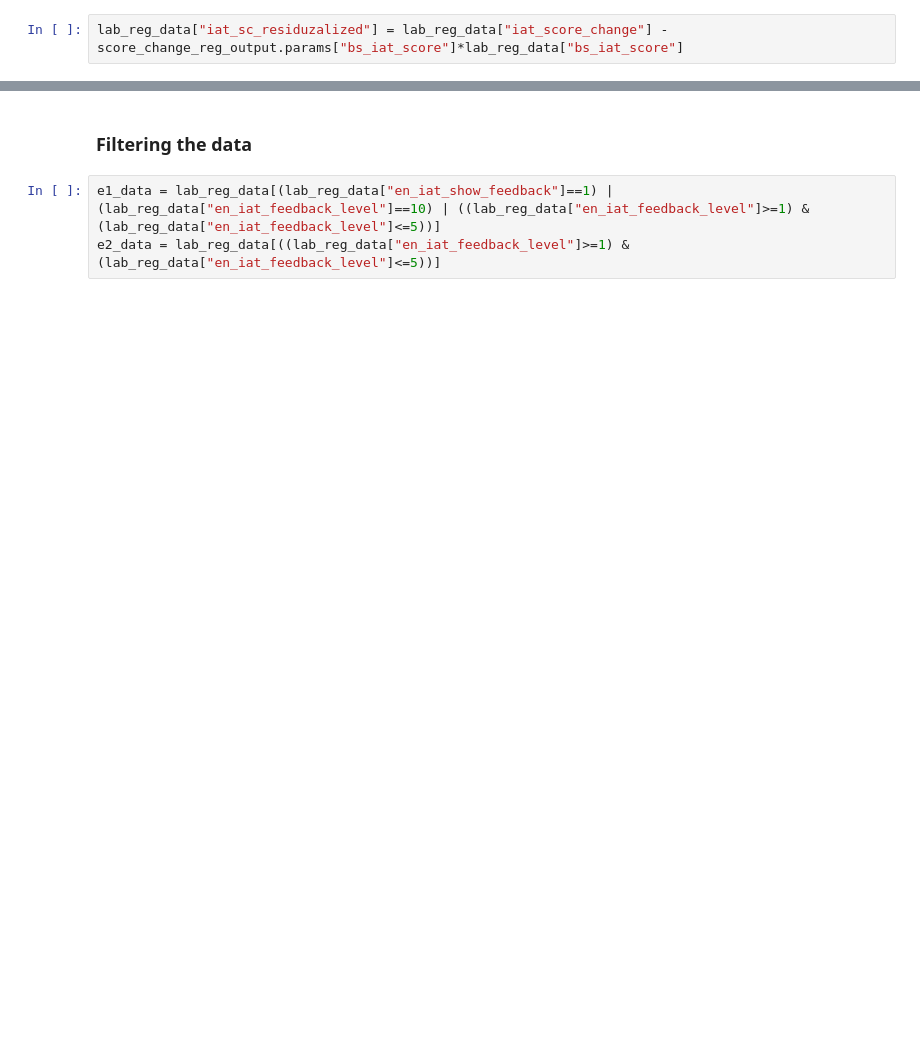
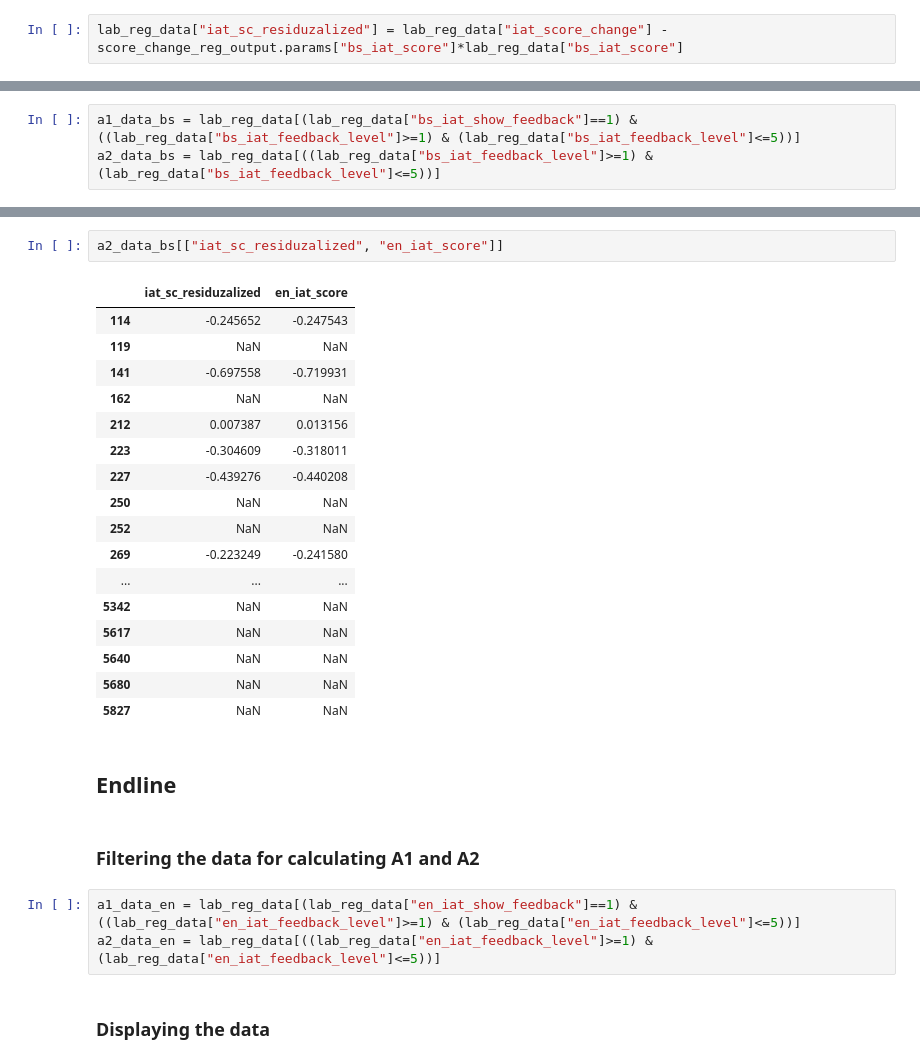
Before and after one commit to mgutierrezc/peru-amag-stats, a Jupyter notebook: Code/IAT reconstruction/iat_reconstructor_v2.ipynb, the cells around one changed output, grey strips where cells are left out. Saved outputs shown, nothing was run; the diff lists cells and outputs as text; blank space fills up the shorter version.

Commit message:
finished notebook for reconstructing effect of not seeing feedback

```diff
--- a/Code/IAT reconstruction/iat_reconstructor_v2.ipynb
+++ b/Code/IAT reconstruction/iat_reconstructor_v2.ipynb
@@ -44,0 +93,3 @@ lab_reg_data["iat_sc_residuzalized"] = lab_reg_data["iat_score_change"] - score_
+# %%
+a1_data_bs = lab_reg_data[(lab_reg_data["bs_iat_show_feedback"]==1) & ((lab_reg_data["bs_iat_feedback_level"]>=1) & (lab_reg_data["bs_iat_feedback_level"]<=5))]
+a2_data_bs = lab_reg_data[((lab_reg_data["bs_iat_feedback_level"]>=1) & (lab_reg_data["bs_iat_feedback_level"]<=5))]
@@ -45,5 +116,29 @@ lab_reg_data["iat_sc_residuzalized"] = lab_reg_data["iat_score_change"] - score_
+# %%
+a2_data_bs[["iat_sc_residuzalized", "en_iat_score"]]
+# %% [output]
+|  | iat_sc_residuzalized | en_iat_score |
+| 114 | -0.245652 | -0.247543 |
+| 119 | NaN | NaN |
+| 141 | -0.697558 | -0.719931 |
+| 162 | NaN | NaN |
+| 212 | 0.007387 | 0.013156 |
+| 223 | -0.304609 | -0.318011 |
+| 227 | -0.439276 | -0.440208 |
+| 250 | NaN | NaN |
+| 252 | NaN | NaN |
+| 269 | -0.223249 | -0.241580 |
+| ... | ... | ... |
+| 5342 | NaN | NaN |
+| 5617 | NaN | NaN |
+| 5640 | NaN | NaN |
+| 5680 | NaN | NaN |
+| 5827 | NaN | NaN |
+# %% [markdown]
+## Endline
+# %% [markdown]
+### Filtering the data for calculating A1 and A2
+# %%
+a1_data_en = lab_reg_data[(lab_reg_data["en_iat_show_feedback"]==1) & ((lab_reg_data["en_iat_feedback_level"]>=1) & (lab_reg_data["en_iat_feedback_level"]<=5))]
+a2_data_en = lab_reg_data[((lab_reg_data["en_iat_feedback_level"]>=1) & (lab_reg_data["en_iat_feedback_level"]<=5))]
 # %% [markdown]
-### Filtering the data
+### Displaying the data
-# %%
-e1_data = lab_reg_data[(lab_reg_data["en_iat_show_feedback"]==1) | (lab_reg_data["en_iat_feedback_level"]==10) | ((lab_reg_data["en_iat_feedback_level"]>=1) & (lab_reg_data["en_iat_feedback_level"]<=5))]
-e2_data = lab_reg_data[((lab_reg_data["en_iat_feedback_level"]>=1) & (lab_reg_data["en_iat_feedback_level"]<=5))]
```
Also changed, not shown: parts of 42 cells of this notebook.
